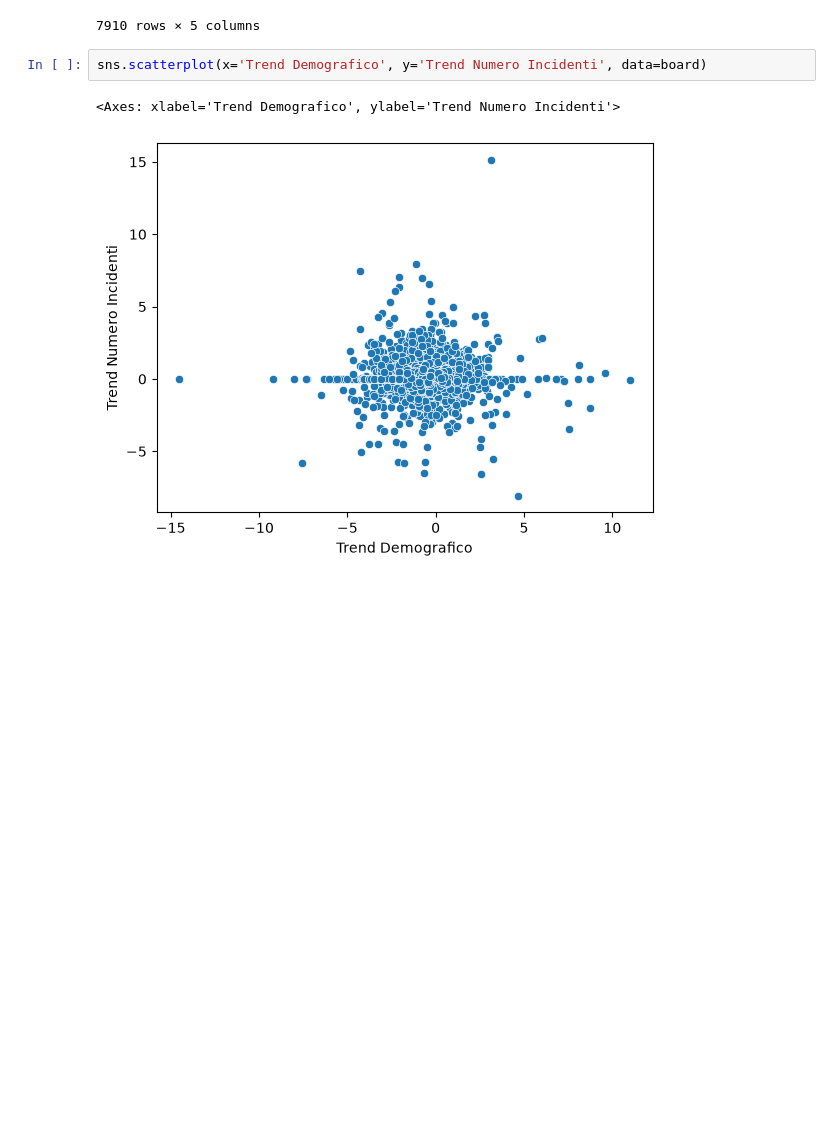
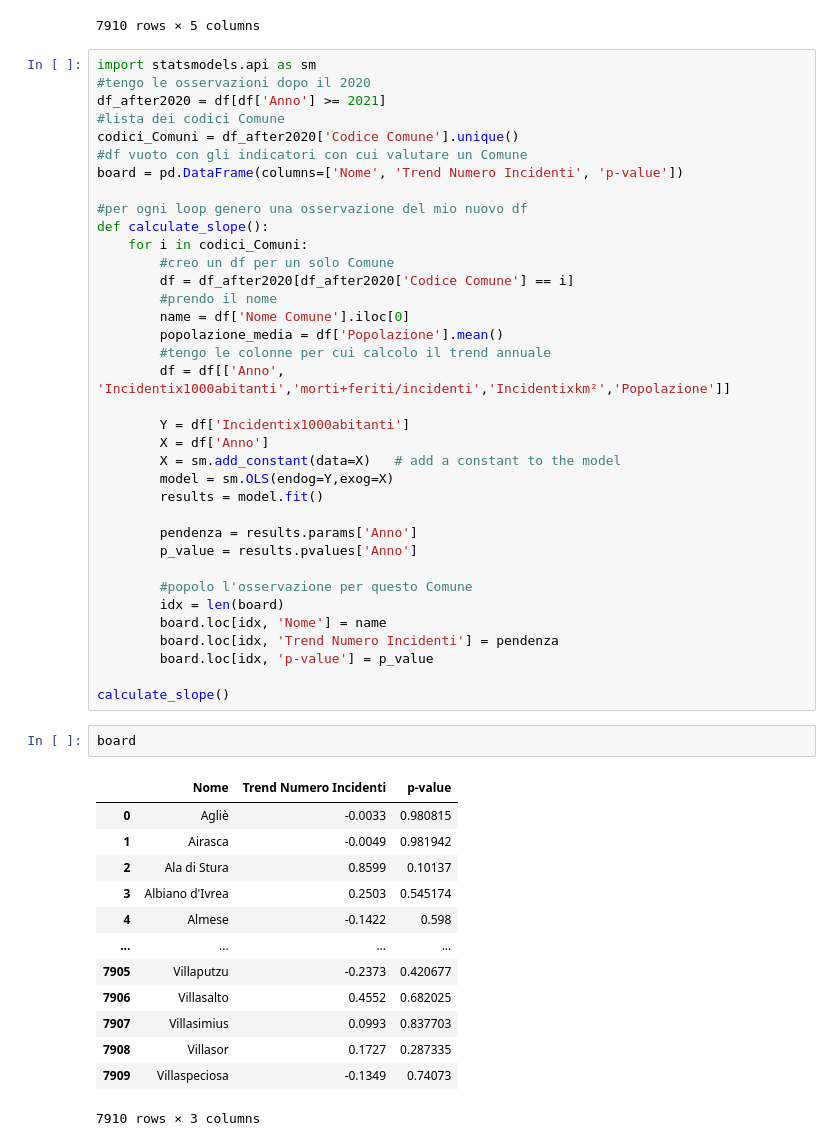
Before and after one commit to giuliocipone-lang/Boolean_capstone_project, a Jupyter notebook: EDA.ipynb, the cells around one changed output. Cells and saved outputs as stored; diff of their text form; blank space fills up the shorter version.

```diff
--- a/EDA.ipynb
+++ b/EDA.ipynb
@@ -276,8 +277,55 @@ board
 | 7908 | Villasor | 0.1727 | -0.224 | 0.014 | -0.323327 |
 | 7909 | Villaspeciosa | -0.1349 | 0.106 | -0.01 | 1.224529 |
 7910 rows × 5 columns
-# %%
-sns.scatterplot(x='Trend Demografico', y='Trend Numero Incidenti', data=board)
-# %% [output]
-<Axes: xlabel='Trend Demografico', ylabel='Trend Numero Incidenti'>
-[figure, removed]
+# %%
+import statsmodels.api as sm
+#tengo le osservazioni dopo il 2020
+df_after2020 = df[df['Anno'] >= 2021]
+#lista dei codici Comune
+codici_Comuni = df_after2020['Codice Comune'].unique()
+#df vuoto con gli indicatori con cui valutare un Comune
+board = pd.DataFrame(columns=['Nome', 'Trend Numero Incidenti', 'p-value'])
+
+#per ogni loop genero una osservazione del mio nuovo df
+def calculate_slope():
+    for i in codici_Comuni:
+        #creo un df per un solo Comune
+        df = df_after2020[df_after2020['Codice Comune'] == i]
+        #prendo il nome
+        name = df['Nome Comune'].iloc[0]
+        popolazione_media = df['Popolazione'].mean()
+        #tengo le colonne per cui calcolo il trend annuale
+        df = df[['Anno', 'Incidentix1000abitanti','morti+feriti/incidenti','Incidentixkm²','Popolazione']]
+
+        Y = df['Incidentix1000abitanti']
+        X = df['Anno']
+        X = sm.add_constant(data=X)   # add a constant to the model
+        model = sm.OLS(endog=Y,exog=X)
+        results = model.fit()
+
+        pendenza = results.params['Anno']
+        p_value = results.pvalues['Anno']
+
+        #popolo l'osservazione per questo Comune
+        idx = len(board)
+        board.loc[idx, 'Nome'] = name
+        board.loc[idx, 'Trend Numero Incidenti'] = pendenza
+        board.loc[idx, 'p-value'] = p_value
+
+calculate_slope()
+# %%
+board
+# %% [output]
+|  | Nome | Trend Numero Incidenti | p-value |
+| 0 | Agliè | -0.0033 | 0.980815 |
+| 1 | Airasca | -0.0049 | 0.981942 |
+| 2 | Ala di Stura | 0.8599 | 0.10137 |
+| 3 | Albiano d'Ivrea | 0.2503 | 0.545174 |
+| 4 | Almese | -0.1422 | 0.598 |
+| ... | ... | ... | ... |
+| 7905 | Villaputzu | -0.2373 | 0.420677 |
+| 7906 | Villasalto | 0.4552 | 0.682025 |
+| 7907 | Villasimius | 0.0993 | 0.837703 |
+| 7908 | Villasor | 0.1727 | 0.287335 |
+| 7909 | Villaspeciosa | -0.1349 | 0.74073 |
+7910 rows × 3 columns
```
Also changed, not shown: parts of 11 cells of this notebook, 1 other file.
